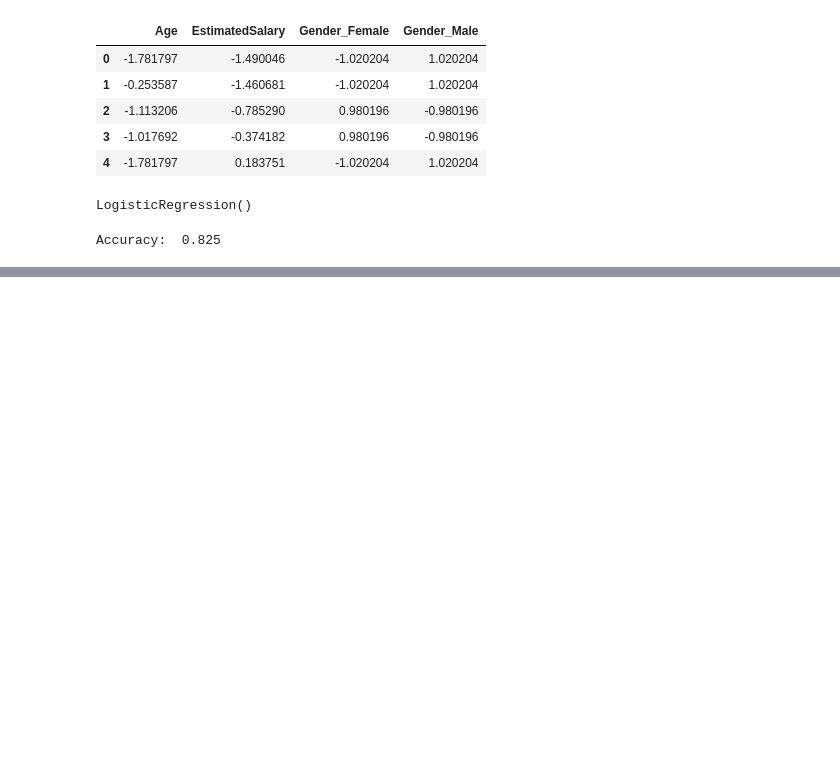
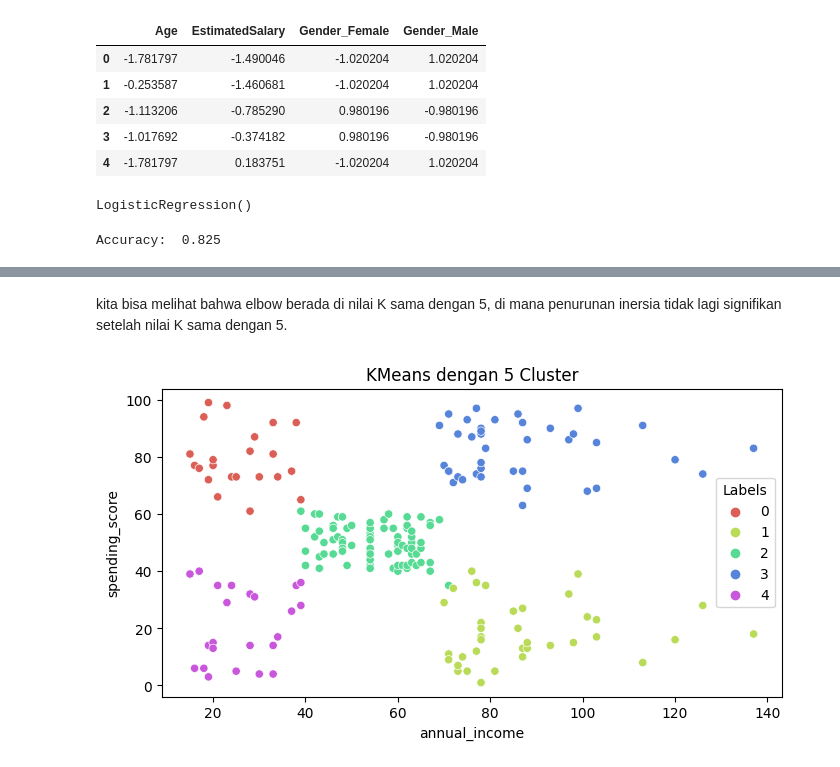
Before and after one commit to wansabrina/machine-learning-dicoding, a Jupyter notebook: notes/machinelearning.ipynb, the cells around one changed output, grey strips where cells are left out. Saved outputs shown, nothing was run; the diff lists cells and outputs as text; code cells hidden in the pictures; blank space fills up the shorter version.

```diff
--- a/notes/machinelearning.ipynb
+++ b/notes/machinelearning.ipynb
@@ -399,0 +480,18 @@ Algoritma yang termasuk adalah clustering, pendeteksian anomali (anomaly detecti
+# %% [markdown]
+kita bisa melihat bahwa elbow berada di nilai K sama dengan 5, di mana penurunan inersia tidak lagi signifikan setelah nilai K sama dengan 5.
+# %%
+# melatih kembali kmeans dgn jumlah k yang didapat dari elbow
+# membuat objek KMeans
+km5 = KMeans(n_clusters=5).fit(x)
+
+# menambahkan kolom label pada dataset
+x['Labels'] = km5.labels_
+
+# membuat plot KMeans dengan 5 klaster
+plt.figure(figsize=(8,4))
+sns.scatterplot(x=x['annual_income'], y=x['spending_score'], hue=x['Labels'],
+                palette=sns.color_palette('hls', 5))
+plt.title('KMeans dengan 5 Cluster')
+plt.show()
+# %% [output]
+[figure, added]
```
Also changed, not shown: parts of 19 cells of this notebook, 1 other file.
